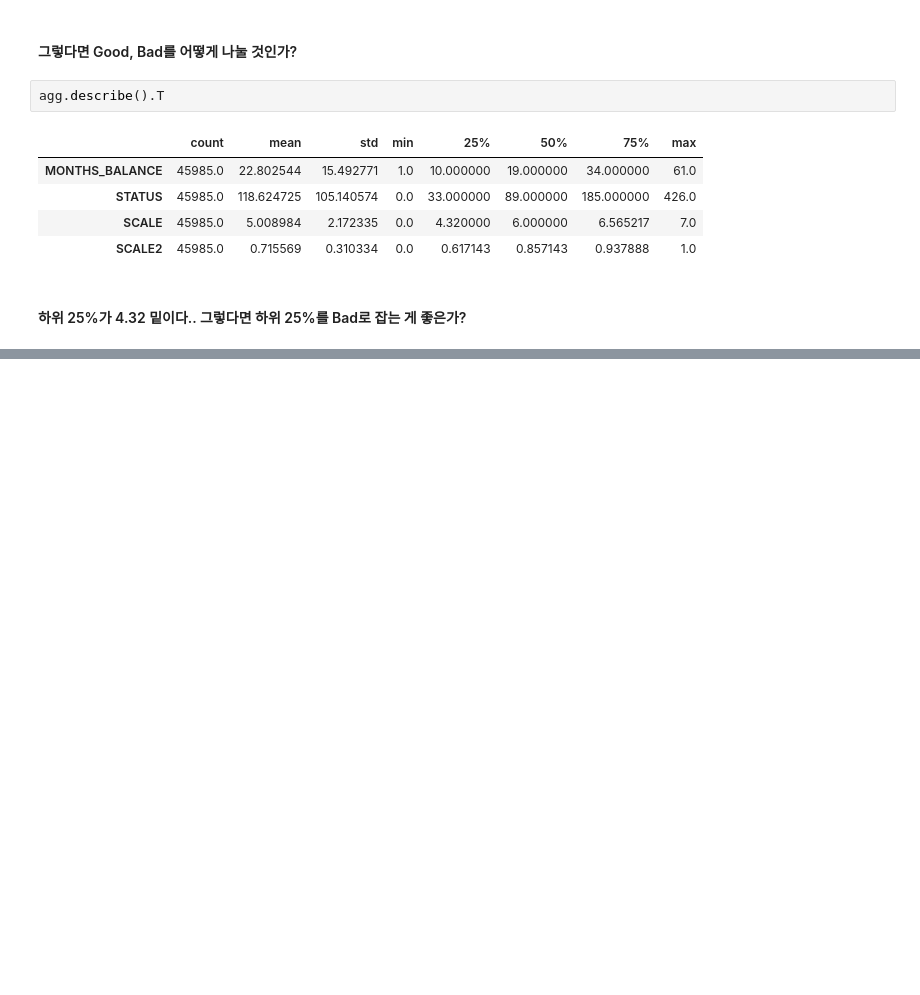
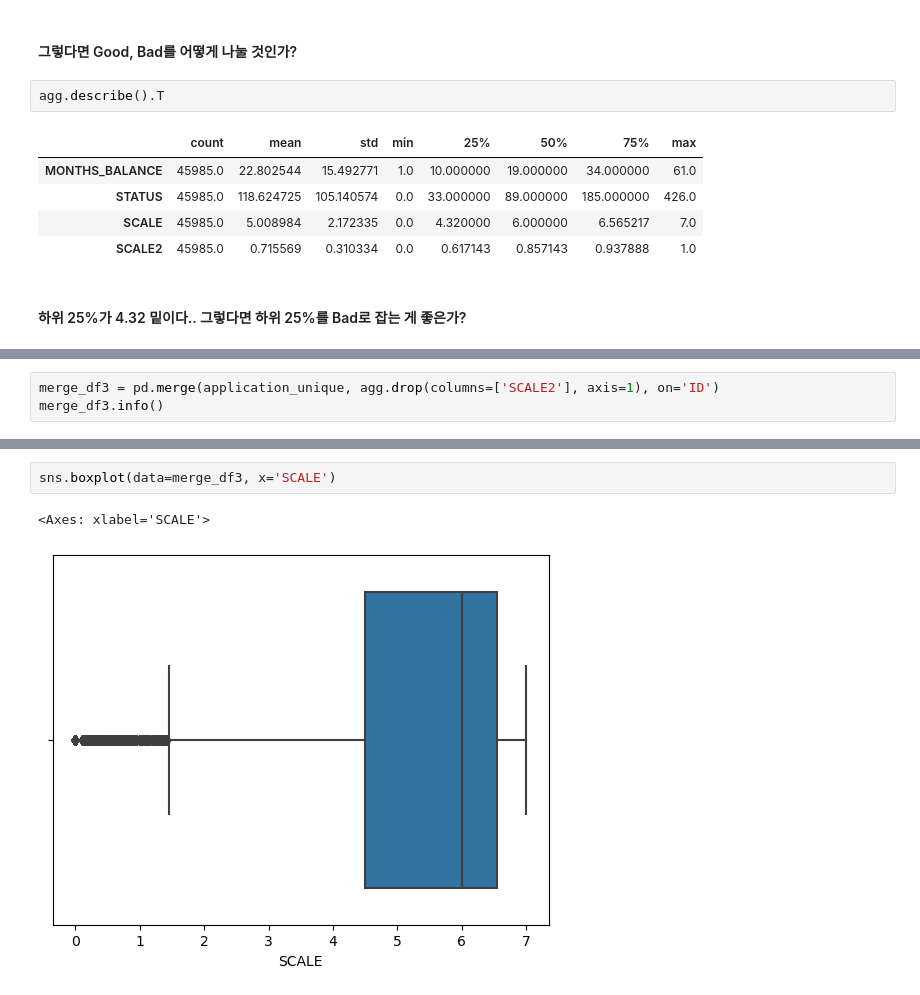
Before and after one commit to tmdcksdl/ML_Credit_Project, a Jupyter notebook: ML_Project/ML_Project2.ipynb, the cells around one changed output, grey strips where cells are left out. Drawn from its saved outputs; the diff is of its cells as text; blank space fills up the shorter version.

Commit message:
Data merge

```diff
--- a/ML_Project/ML_Project2.ipynb
+++ b/ML_Project/ML_Project2.ipynb
@@ -1075,0 +1078,3 @@ agg.describe().T
+# %%
+merge_df3 = pd.merge(application_unique, agg.drop(columns=['SCALE2'], axis=1), on='ID')
+merge_df3.info()
@@ -1075,0 +1099,5 @@ agg.describe().T
+# %%
+sns.boxplot(data=merge_df3, x='SCALE')
+# %% [output]
+<Axes: xlabel='SCALE'>
+[figure, added]
```
Also changed, not shown: parts of 4 cells of this notebook.
